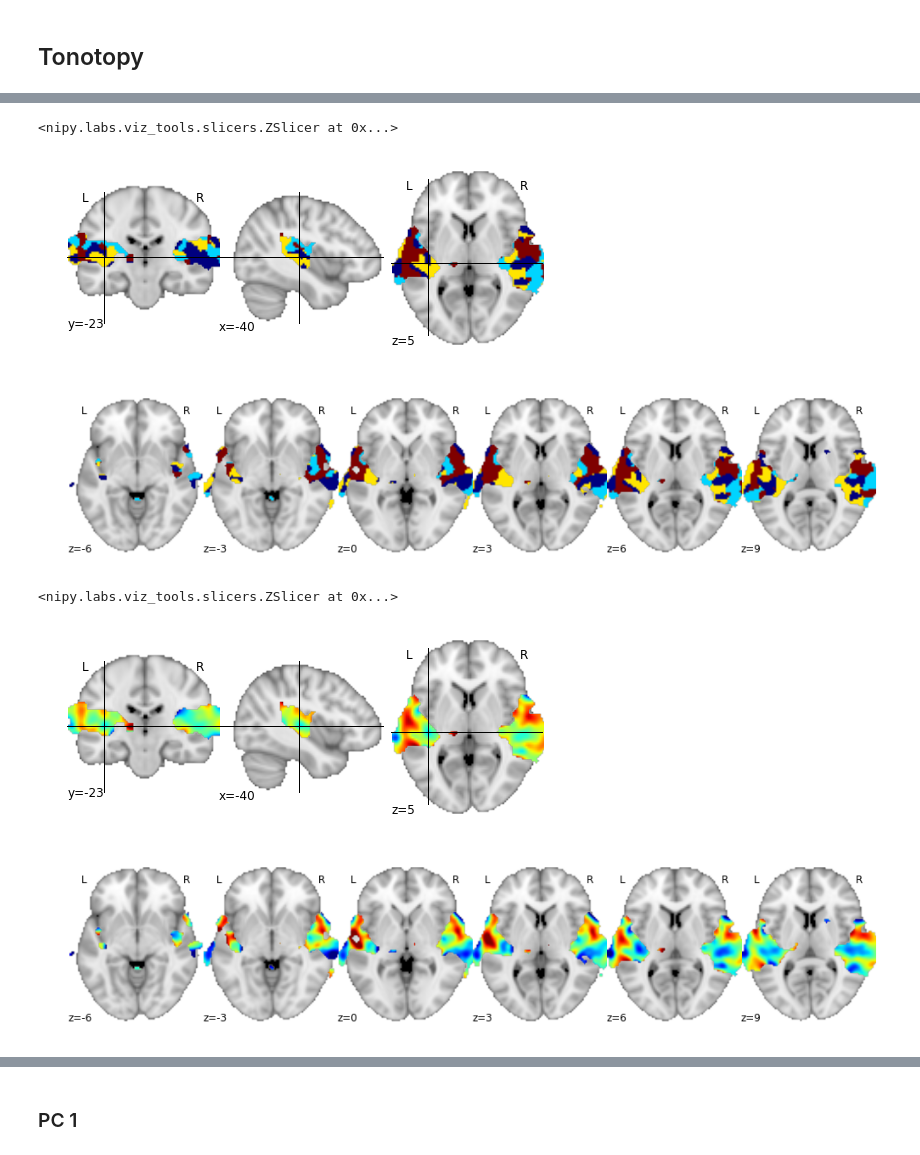
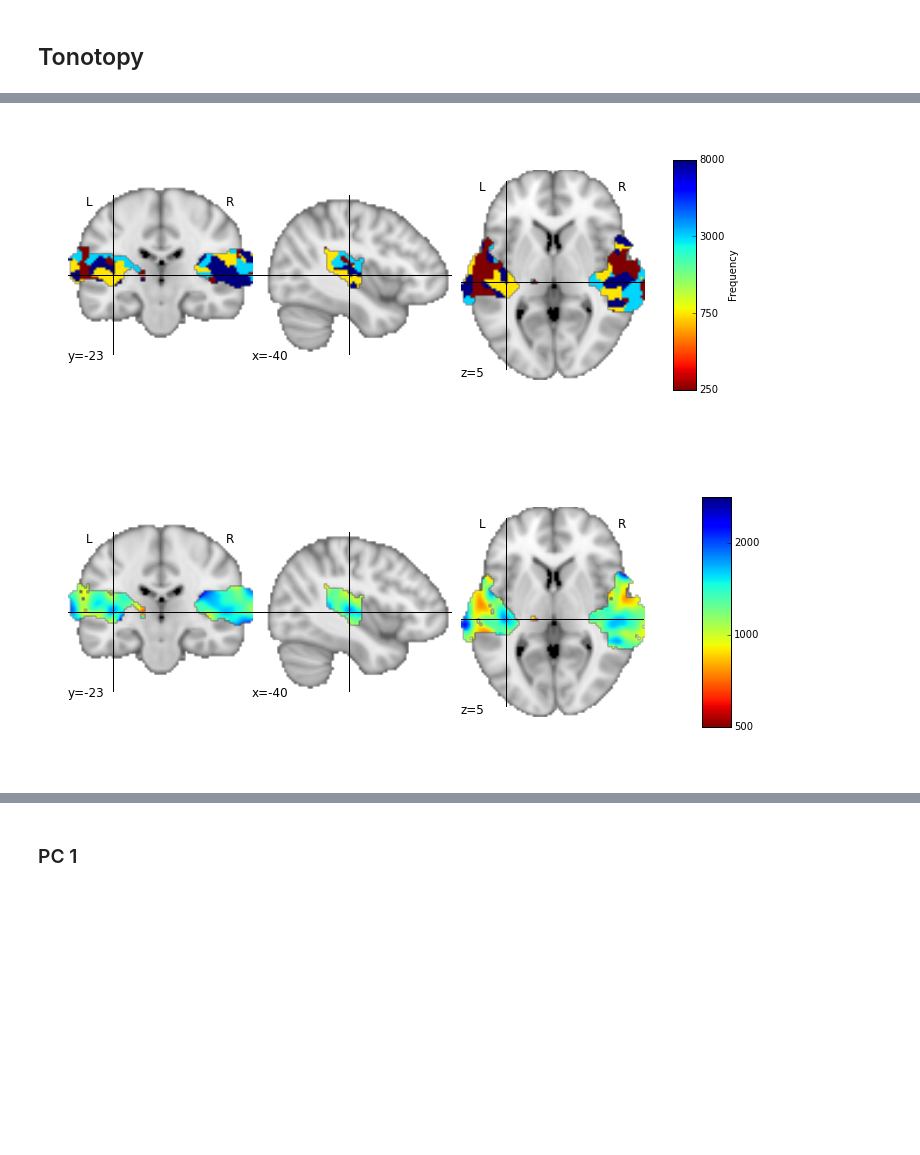
Before and after one commit to Crisly/fMRI, a Jupyter notebook: Tonotopy.ipynb, the cells around one changed output, grey strips where cells are left out. Saved outputs shown, nothing was run; the diff lists cells and outputs as text; code cells hidden in the pictures; blank space fills up the shorter version.

```diff
--- a/Tonotopy.ipynb
+++ b/Tonotopy.ipynb
@@ -61,16 +72,15 @@ print tmp.shape
 # %%
 # rank-order per column (maximum: rank 1; minimum: 0)
-order = tmp.argsort(axis=0)
-rankorder = order.argsort(axis=0)
-tmp_sort = rankorder/(np.float(tmp.shape[0])-1)
-
+order = beta.argsort(axis=0)
+rankorder = order.argsort(axis=0) #most 'active' voxel gets highest rank
+tmp_sort = rankorder/(np.float(beta.shape[0])-1)
 # assign maximum rank across frequency as best-frequency
 rank = np.argmax(tmp_sort,axis = -1)
 
 # interpolation using betas as weights:
 # calculate best frequency w.r.t. 1000 Hz -> tmp_f goes from [-2 +3] or [250Hz 8000Hz]; see Eq 1. of Langers (2013),
 # "Assessment of tonotopically organised subdivisions in human auditory cortex using volumetric and surface-based cortical alignments."
-tmp_f = (-2*tmp[:,0]**2 -0.5*tmp[:,1]**2 + 1.5*tmp[:,2]**2 + 3*tmp[:,3]**2)/(np.sum(tmp**2,axis=-1))
+tmp_f = (-2*beta[:,0]**2 -0.5*beta[:,1]**2 + 1.5*beta[:,2]**2 + 3*beta[:,3]**2)/(np.sum(beta**2,axis=-1))
 
 #plot distribution of interpolated frequencies
 figure1 = plt.figure(1,figsize=[10,5])
@@ -78,10 +88,10 @@ ax1 = figure1.add_subplot(121, autoscale_on=False, xlim=[-2,3], ylim=[0,1600])
 plt.hist(tmp_f,30)
 ax1.set_xlabel('Frequency (Hz)',fontsize=fs)
 ax1.set_ylabel('Frequency',fontsize=fs)
+
 xlocs = [-2,-1,0,1,2,3]
 xlabels = ['250','500','1000','2000','4000','8000']
 xticks(xlocs, xlabels,fontsize=fs)
-
 ylocs = [0,400,800,1200,1600]
 yticks(ylocs, ylocs,fontsize=fs)
 
@@ -121,14 +128,7 @@ os.system(comm)
 #write frequency-interpolation-data to file
 #best frequency w.r.t. 1000 Hz goes from [-2 +3]; introduce an offset of 2 for viewing
 img_f = np.zeros(img_data.shape)
-img_f[mask] = 2 + tmp_f[:]
+img_f[mask] = tmp_f[:]
 fname_out = op.join(resdir,'f.nii.gz')
 img_out = nibabel.Nifti1Image(img_f, affine)
 nibabel.save(img_out, fname_out)
-
-#smooth with fslmaths
-filein = op.join(resdir,'f.nii.gz')
-fileout = op.join(resdir,'f_smooth_15.nii.gz')
-sigma = '1.5 '
-comm = "fslmaths " + filein + " -s " + sigma + fileout
-os.system(comm)
@@ -148,16 +135,39 @@ plot_map(img_rank_mip,affine,threshold=0.95,figure=4,slicer='z',cut_coords=[5],
-# %%
-plot_map(img_rank,affine,threshold=0.95,figure=3,cut_coords=(x,y,z), vmin=1, vmax=4,cmap=plt.cm.jet_r) #rank goes from 1-4 (250-8000Hz)
-plot_map(img_rank,affine,threshold=0.95,figure=4,slicer='z',cut_coords=z_range, vmin=1, vmax=4,cmap=plt.cm.jet_r)
-# %% [output]
-<nipy.labs.viz_tools.slicers.ZSlicer at 0x...>
-[figure, removed]
-[figure, removed]
+# %%
+figure3 = plt.figure(3,figsize=[8,4])
+slicer = plot_map(img_rank,affine,threshold=0.001,figure=3,cut_coords=(x,y,z), vmin=1, vmax=4,cmap=plt.cm.jet_r)
+img = plt.gca().get_images()[1] # Or [0] if you have no anat image
+cax = plt.axes([1.05, 0.1, .04, .8])
+cmap = plt.get_cmap('jet', 4)
+cbar = plt.colorbar(img, cax=cax, cmap=cmap, ticks=[1,2,3,4])
+cbar_tick_obj = plt.getp(cbar.ax.axes, 'yticklabels')
+
+tick_locs   = [1,2,3,4]
+tick_labels = ['250','750','3000','8000']
+cbar.locator     = matplotlib.ticker.FixedLocator(tick_locs)
+cbar.formatter   = matplotlib.ticker.FixedFormatter(tick_labels)
+cbar.update_ticks()
+cbar.set_clim(1, 4)
+cbar.set_label(r'Frequency',color='k')
+#plt.savefig(op.join(resdir, 't-value.png'), format='png')
+
+#plot_map(img_rank,affine,threshold=0.95,figure=4,slicer='z',cut_coords=z_range, vmin=0, vmax=4,cmap=plt.cm.jet_r)
+# %% [output]
+[figure, added]
 # %%
 #histogram of best-frequencies goes from ~[-0.5 - 1.5] : introduced offset of (2) --> vmin, vmax = [1.5 3.5]
-plot_map(img_f,affine,threshold=0.95,figure=5,cut_coords=(x,y,z), vmin=1.5, vmax=3.5,cmap=plt.cm.jet_r)
-plot_map(img_f,affine,threshold=0.95,figure=6,slicer='z',cut_coords=z_range, vmin=1.5, vmax=3,cmap=plt.cm.jet_r)
+figure1 = plt.figure(1,figsize=[8,4])
+slicer = plot_map(img_f,affine,threshold=0.01,figure=1,cut_coords=(x,y,z), vmin=-1, vmax=1.5,cmap=plt.cm.jet_r)
+img = plt.gca().get_images()[1] # Or [0] if you have no anat image
+figure1.subplots_adjust(right=0.8)
+cax = plt.axes([1.1, 0.1, .05, .8])
+cbar = plt.colorbar(img, cax=cax)
+tick_locs   = [-1,0,1,2]
+tick_labels = ['500','1000','2000','4000']
+cbar.locator     = matplotlib.ticker.FixedLocator(tick_locs)
+cbar.formatter   = matplotlib.ticker.FixedFormatter(tick_labels)
+cbar.update_ticks()
+
+#plot_map(img_f,affine,threshold=0.95,figure=6,slicer='z', cut_coords=z_range, vmin=1.5, vmax=3.5, cmap=plt.cm.jet_r)
 # %% [output]
-<nipy.labs.viz_tools.slicers.ZSlicer at 0x...>
-[figure, old version]
+[figure, new version]
-[figure, removed]
 # %%
```
Also changed, not shown: parts of 48 cells of this notebook.
